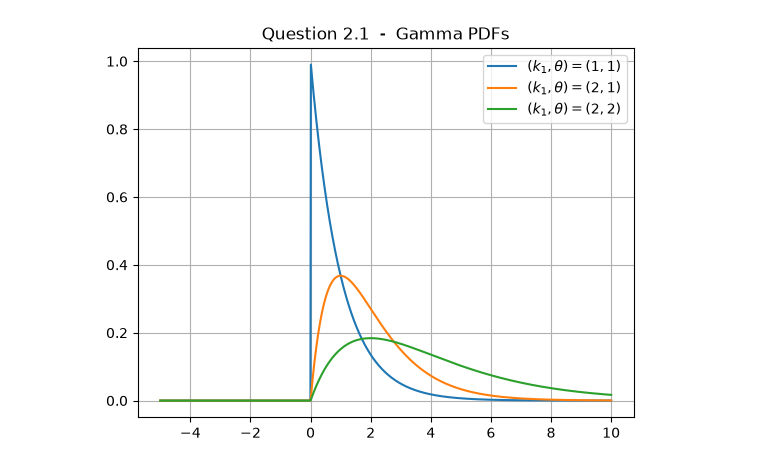
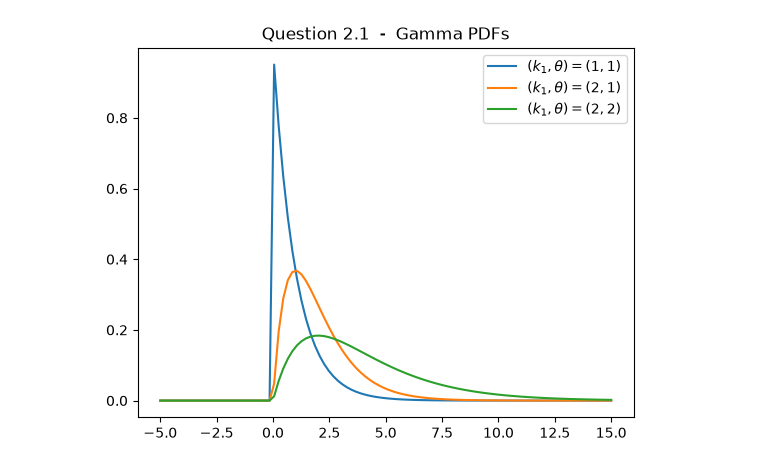
Before and after one commit to JackDavidMaher/Lecture-Notes, a Jupyter notebook: Year 4 Semester 1/Inference from Scientific Data/AssessedProblems/JDMmain-3Worksheet.ipynb, the cells around one changed output. Cells and saved outputs as stored; diff of their text form; code cells hidden in the pictures.

```diff
--- a/Year 4 Semester 1/Inference from Scientific Data/AssessedProblems/JDMmain-3Worksheet.ipynb
+++ b/Year 4 Semester 1/Inference from Scientific Data/AssessedProblems/JDMmain-3Worksheet.ipynb
@@ -39,17 +66,16 @@ $$ P(\lambda|D) = \frac{P(D|\lambda) P(\lambda)}{P(D)} = \frac{(\lambda^n e^{-\l
 # %%
 import numpy as np
 import matplotlib.pyplot as plt
 from math import gamma
-x = np.linspace(-5, 10, 1001)
-def gamma_pdf(x1, k, theta):
-    return np.where(x1>0, ((x1 ** (k - 1)) * np.exp(-x1 / theta)) / (gamma(k) * theta ** k), 0)
+x = np.linspace(-5, 15, 100)
+def gamma_pdf(x1, k1, theta):
+    return np.where(x1>0, ((x1 ** (k1 - 1)) * np.exp(-x1 / theta)) / (gamma(k1) * theta ** k1), 0)
 plt.plot(x, gamma_pdf(x, 1, 1), label=r'$(k_1,\theta)=(1,1)$')
 plt.plot(x, gamma_pdf(x, 2, 1), label=r'$(k_1,\theta)=(2,1)$')
 plt.plot(x, gamma_pdf(x, 2, 2), label=r'$(k_1,\theta)=(2,2)$')
 
 plt.title('Question 2.1  -  Gamma PDFs')
 plt.legend()
-plt.grid()
 plt.show()
 # %% [output]
-[figure, old version]
+[figure, new version]
```
Also changed, not shown: parts of 3 cells of this notebook, 2 other files.
